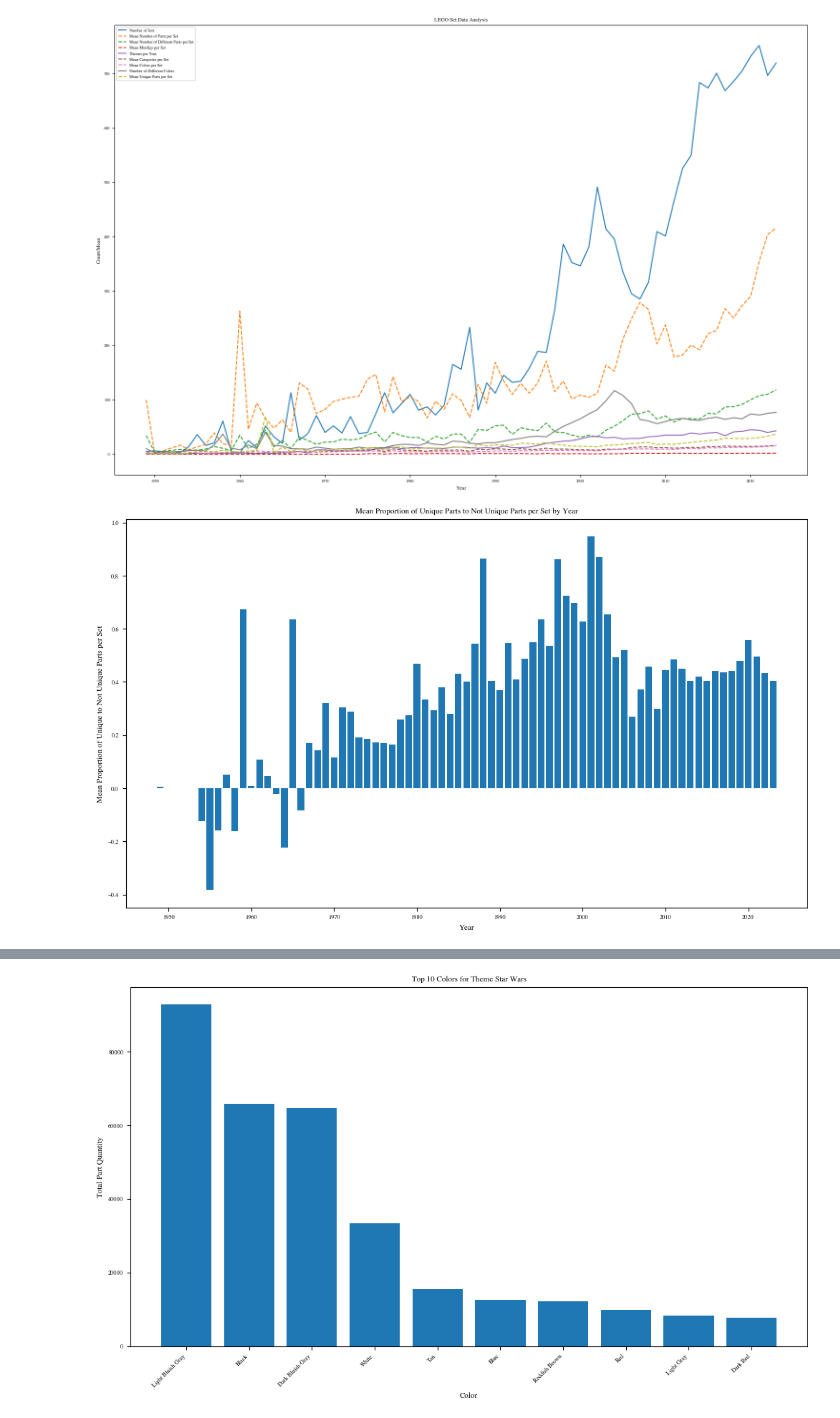
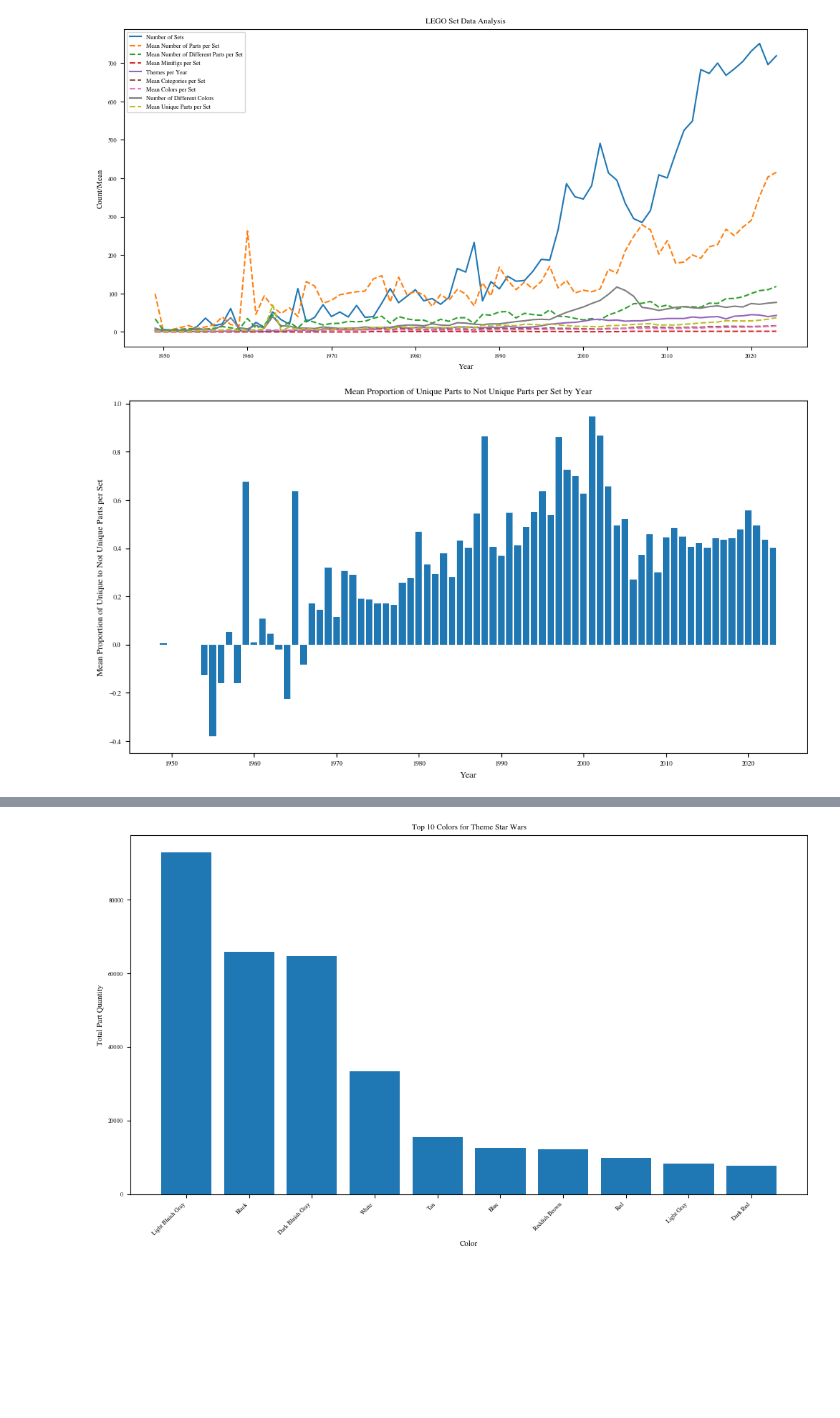
Before and after one commit to eddiebeach99/Data_Literacy, a Jupyter notebook: Analysis/exploratory_analysis.ipynb, the cells around one changed output, grey strips where cells are left out. Drawn from its saved outputs; the diff is of its cells as text; code cells hidden in the pictures; blank space fills up the shorter version.

```diff
--- a/Analysis/exploratory_analysis.ipynb
+++ b/Analysis/exploratory_analysis.ipynb
@@ -58,7 +58,7 @@ mean_number_of_different_parts_per_set_per_year = data.groupby('year')['number_o
 ### Plot ###
 
 # set up the plot for the analysis
-plt.figure(figsize=(15, 10))
+plt.figure(figsize=(10, 5))
 
 # plot number of sets per year
 plt.plot(sets_per_year.index, sets_per_year, label='Number of Sets')
@@ -73,34 +73,34 @@ plt.plot(mean_number_of_different_parts_per_set_per_year.index, mean_number_of_d
 plt.plot(mean_minifigs_per_set_per_year.index, mean_minifigs_per_set_per_year, label='Mean Minifigs per Set', linestyle='--')
 
 # plot themes per year
 plt.plot(themes_per_year.index, themes_per_year, label='Themes per Year')
 
 # plot mean number of categories per set per year
 plt.plot(mean_categories_per_set_per_year.index, mean_categories_per_set_per_year, label='Mean Categories per Set', linestyle='--')
 
 # plot mean number of colors per set per year
 plt.plot(mean_colors_per_set_per_year.index, mean_colors_per_set_per_year, label='Mean Colors per Set', linestyle='--')
 
 # plot the number of colors per set per year
 plt.plot(colors_per_year.index, colors_per_year, label='Number of Different Colors')
 
 # plot mean number of unique parts per set per year
 plt.plot(mean_unique_parts_per_set_per_year.index, mean_unique_parts_per_set_per_year, label='Mean Unique Parts per Set', linestyle='--')
 
 
 # set plot labels and title
 plt.xlabel('Year')
 plt.ylabel('Count/Mean')
 plt.title('LEGO Set Data Analysis')
 plt.legend()
 
 # save plot
 plt.savefig('../Images/Exploration.pdf')
 
 # show the plot
 plt.show()
 # %% [output]
-[figure, old version]
+[figure, new version]
 # %%
 def plot_proportion(df):
 
@@ -115,7 +115,7 @@ def plot_proportion(df):
     df_yearly = grouped['proportion_unique_to_not_unique'].mean()
 
     # plot the results
-    plt.figure(figsize=(10,6))
+    plt.figure(figsize=(9,5))
     plt.bar(df_yearly.index, df_yearly)
     plt.xlabel('Year')
     plt.ylabel('Mean Proportion of Unique to Not Unique Parts per Set')
@@ -124,7 +124,7 @@ def plot_proportion(df):
 
 plot_proportion(data)
 # %% [output]
-[figure, old version]
+[figure, new version]
 # %%
 ##### Analyse the data with the colour ####
 
```
Also changed, not shown: parts of 1 cell of this notebook, 3 other files.
